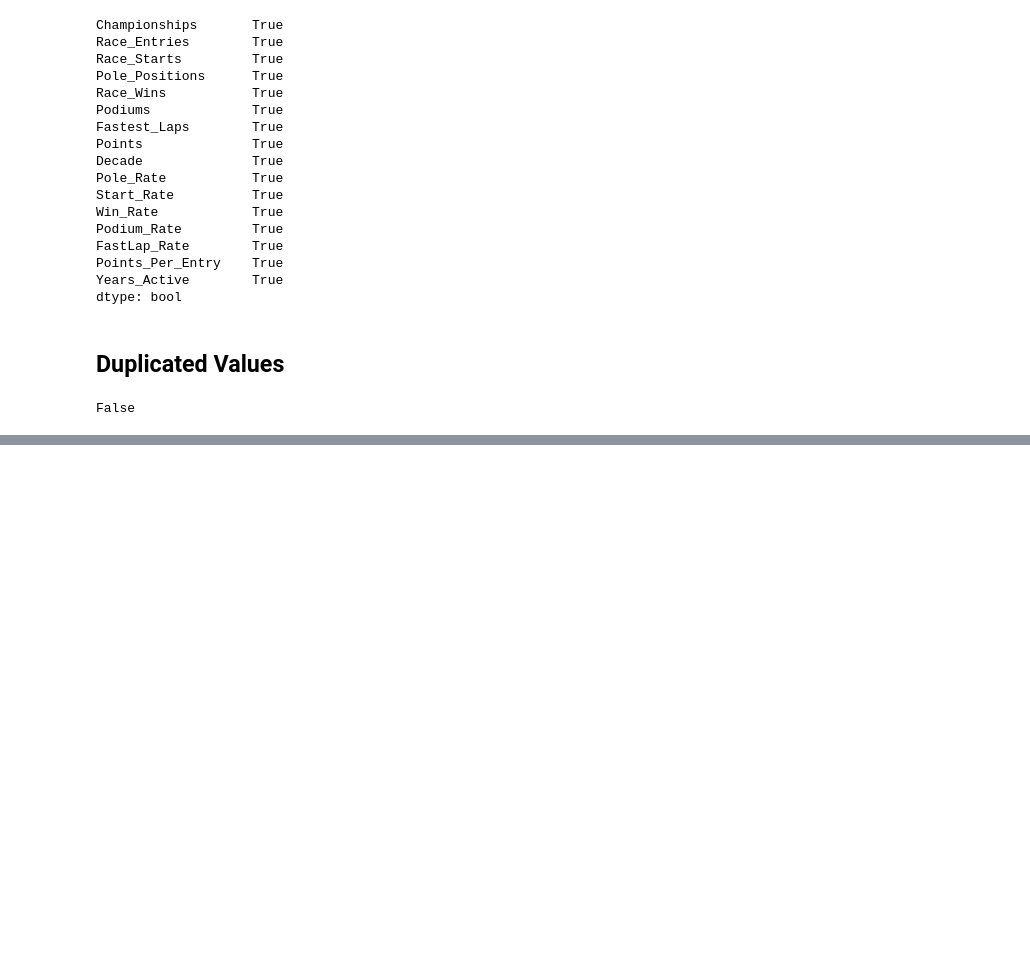
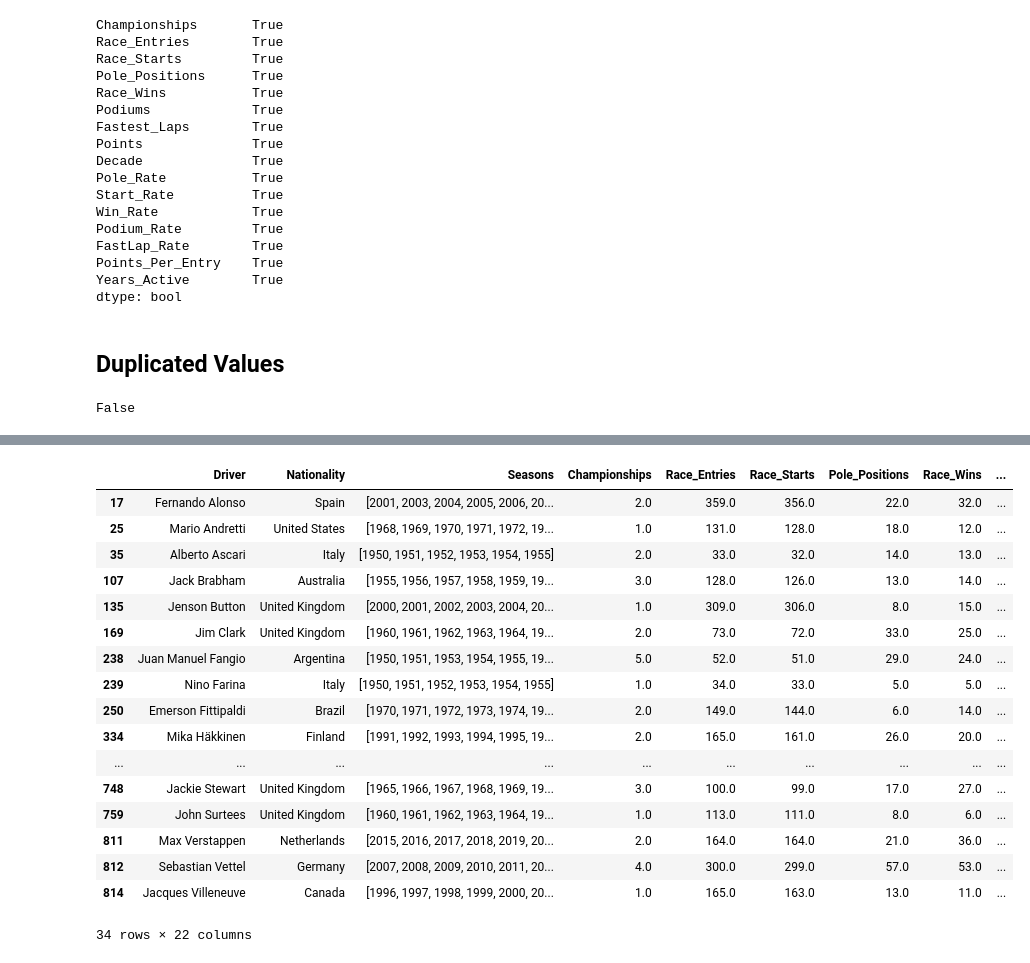
Before and after one commit to yusufmuhamaddd/Data_Mining, a Jupyter notebook: Formula_1_Drivers_Dataset.ipynb, the cells around one changed output, grey strips where cells are left out. Cells and saved outputs as stored; diff of their text form; code cells hidden in the pictures; blank space fills up the shorter version.

```diff
--- a/Formula_1_Drivers_Dataset.ipynb
+++ b/Formula_1_Drivers_Dataset.ipynb
@@ -243,0 +294,2 @@ False
+# %%
+df.dropna(subset=['Championship Years'], inplace=True)
@@ -243,0 +316,21 @@ False
+# %%
+df
+# %% [output]
+|  | Driver | Nationality | Seasons | Championships | Race_Entries | Race_Starts | Pole_Positions | Race_Wins | ... |
+| 17 | Fernando Alonso | Spain | [2001, 2003, 2004, 2005, 2006, 20... | 2.0 | 359.0 | 356.0 | 22.0 | 32.0 | ... |
+| 25 | Mario Andretti | United States | [1968, 1969, 1970, 1971, 1972, 19... | 1.0 | 131.0 | 128.0 | 18.0 | 12.0 | ... |
+| 35 | Alberto Ascari | Italy | [1950, 1951, 1952, 1953, 1954, 1955] | 2.0 | 33.0 | 32.0 | 14.0 | 13.0 | ... |
+| 107 | Jack Brabham | Australia | [1955, 1956, 1957, 1958, 1959, 19... | 3.0 | 128.0 | 126.0 | 13.0 | 14.0 | ... |
+| 135 | Jenson Button | United Kingdom | [2000, 2001, 2002, 2003, 2004, 20... | 1.0 | 309.0 | 306.0 | 8.0 | 15.0 | ... |
+| 169 | Jim Clark | United Kingdom | [1960, 1961, 1962, 1963, 1964, 19... | 2.0 | 73.0 | 72.0 | 33.0 | 25.0 | ... |
+| 238 | Juan Manuel Fangio | Argentina | [1950, 1951, 1953, 1954, 1955, 19... | 5.0 | 52.0 | 51.0 | 29.0 | 24.0 | ... |
+| 239 | Nino Farina | Italy | [1950, 1951, 1952, 1953, 1954, 1955] | 1.0 | 34.0 | 33.0 | 5.0 | 5.0 | ... |
+| 250 | Emerson Fittipaldi | Brazil | [1970, 1971, 1972, 1973, 1974, 19... | 2.0 | 149.0 | 144.0 | 6.0 | 14.0 | ... |
+| 334 | Mika Häkkinen | Finland | [1991, 1992, 1993, 1994, 1995, 19... | 2.0 | 165.0 | 161.0 | 26.0 | 20.0 | ... |
+| ... | ... | ... | ... | ... | ... | ... | ... | ... | ... |
+| 748 | Jackie Stewart | United Kingdom | [1965, 1966, 1967, 1968, 1969, 19... | 3.0 | 100.0 | 99.0 | 17.0 | 27.0 | ... |
+| 759 | John Surtees | United Kingdom | [1960, 1961, 1962, 1963, 1964, 19... | 1.0 | 113.0 | 111.0 | 8.0 | 6.0 | ... |
+| 811 | Max Verstappen | Netherlands | [2015, 2016, 2017, 2018, 2019, 20... | 2.0 | 164.0 | 164.0 | 21.0 | 36.0 | ... |
+| 812 | Sebastian Vettel | Germany | [2007, 2008, 2009, 2010, 2011, 20... | 4.0 | 300.0 | 299.0 | 57.0 | 53.0 | ... |
+| 814 | Jacques Villeneuve | Canada | [1996, 1997, 1998, 1999, 2000, 20... | 1.0 | 165.0 | 163.0 | 13.0 | 11.0 | ... |
+34 rows × 22 columns
```
Also changed, not shown: parts of 28 cells of this notebook.
